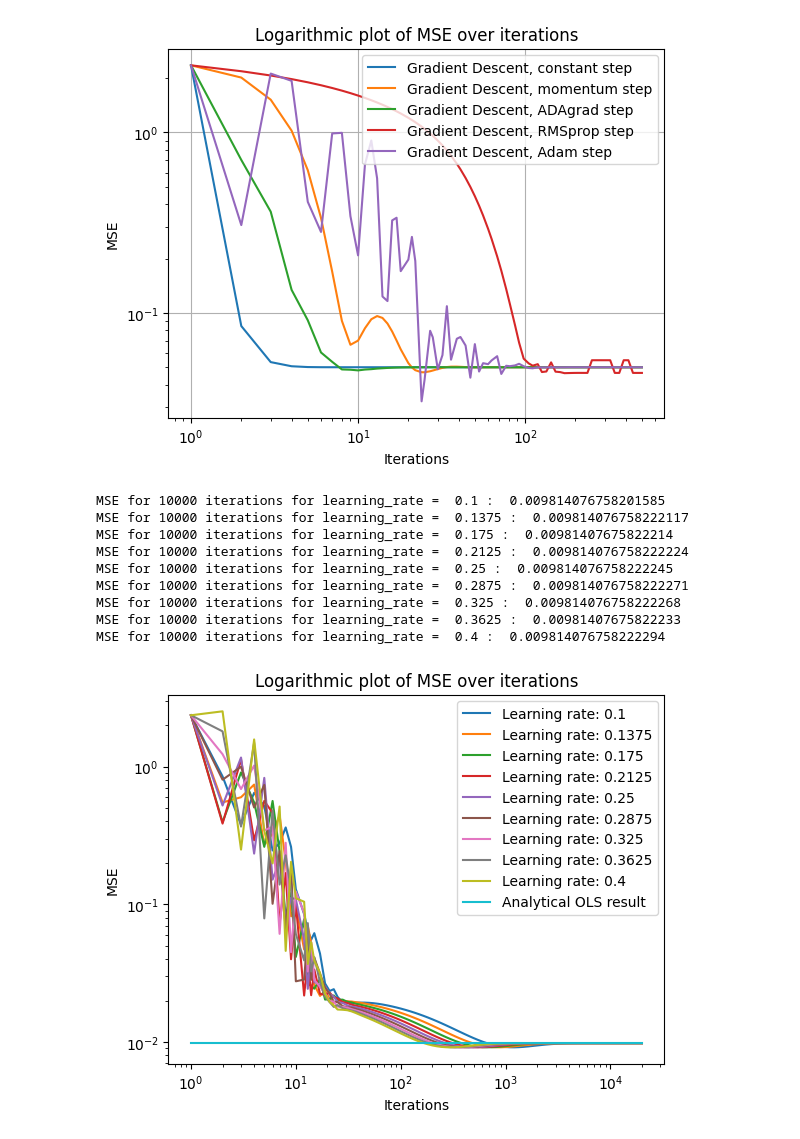
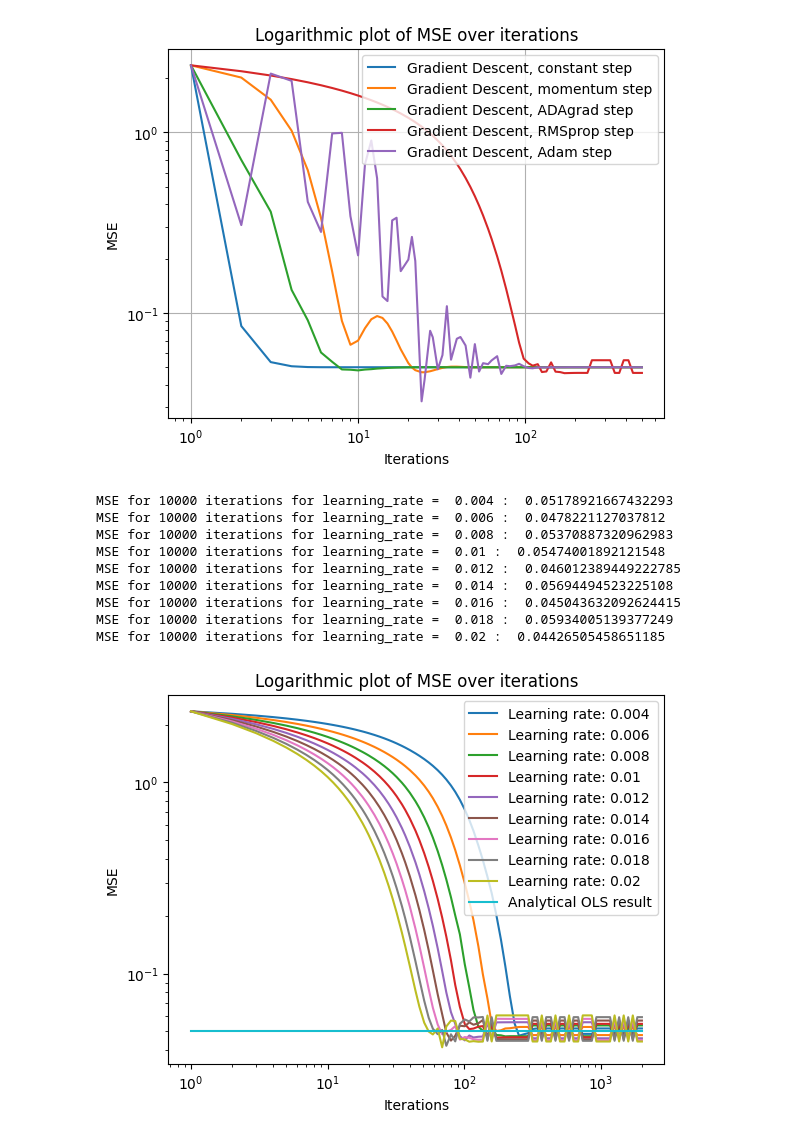
Before and after one commit to HeineEH/FYS-STK3155-4155_Project1, a Jupyter notebook: code/project_1d.ipynb, the cells around one changed output. Cells and saved outputs as stored; diff of their text form; code cells hidden in the pictures.

```diff
--- a/code/project_1d.ipynb
+++ b/code/project_1d.ipynb
@@ -112,43 +112,43 @@ plt.show()
 # %%
 # Ordinary gradient descent for different learning rates, OLS regression
 
-iterations = 2*10**4
+iterations = 2*10**3
 
-learning_rates = np.linspace(0.1,0.4,9)   # 0.355 for p = 5
+learning_rates = np.linspace(0.004,0.02,9)   # 0.355 for p = 5
 
 for i in range(len(learning_rates)):
-    gd_constant = GradientDescent(X, y, gradient=OLS_Gradient(), starting_parameters=theta, step_method=MomentumGradientStep(learning_rate=learning_rates[i],momentum = 0.7))
+    gd_constant = GradientDescent(X, y, gradient=Ridge_Gradient(10**1), starting_parameters=theta, step_method=RMSpropStep(learning_rate=learning_rates[i],decay_rate = 0.9))
     mse_data_gd_constant_step = gd_constant.train(iterations=iterations)
-    analytical_mse = gd_constant.analytical_OLS_mse()
+    analytical_mse = gd_constant.analytical_Ridge_mse(10**1)
     print("MSE for 10000 iterations for learning_rate = ", round(learning_rates[i],5),": ",mse_data_gd_constant_step[1][len(mse_data_gd_constant_step[1]) - 1])
     plt.plot(mse_data_gd_constant_step[0], mse_data_gd_constant_step[1], label=f"Learning rate: {round(learning_rates[i],5)}")
     plt.xlabel("Iterations")
     plt.ylabel("MSE")
     plt.loglog()
     plt.grid()
     plt.legend()
 
 plt.plot(mse_data_gd_constant_step[0],np.ones(len(mse_data_gd_constant_step[0]))*analytical_mse,label="Analytical OLS result")
 plt.xlabel("Iterations")
 plt.ylabel("MSE")
 plt.title("Logarithmic plot of MSE over iterations")
 plt.loglog()
 plt.grid()
 plt.legend()
 
 plt.title("Logarithmic plot of MSE over iterations")
 plt.show()
 # %% [output]
-MSE for 10000 iterations for learning_rate =  0.1 :  0.009814076758201585
-MSE for 10000 iterations for learning_rate =  0.1375 :  0.009814076758222117
-MSE for 10000 iterations for learning_rate =  0.175 :  0.00981407675822214
-MSE for 10000 iterations for learning_rate =  0.2125 :  0.009814076758222224
-MSE for 10000 iterations for learning_rate =  0.25 :  0.009814076758222245
-MSE for 10000 iterations for learning_rate =  0.2875 :  0.009814076758222271
-MSE for 10000 iterations for learning_rate =  0.325 :  0.009814076758222268
-MSE for 10000 iterations for learning_rate =  0.3625 :  0.00981407675822233
-MSE for 10000 iterations for learning_rate =  0.4 :  0.009814076758222294
+MSE for 10000 iterations for learning_rate =  0.004 :  0.05178921667432293
+MSE for 10000 iterations for learning_rate =  0.006 :  0.0478221127037812
+MSE for 10000 iterations for learning_rate =  0.008 :  0.05370887320962983
+MSE for 10000 iterations for learning_rate =  0.01 :  0.05474001892121548
+MSE for 10000 iterations for learning_rate =  0.012 :  0.046012389449222785
+MSE for 10000 iterations for learning_rate =  0.014 :  0.05694494523225108
+MSE for 10000 iterations for learning_rate =  0.016 :  0.045043632092624415
+MSE for 10000 iterations for learning_rate =  0.018 :  0.05934005139377249
+MSE for 10000 iterations for learning_rate =  0.02 :  0.04426505458651185
-[figure, old version]
+[figure, new version]
 # %% [markdown]
 ## NOTES
 
```
Also changed, not shown: parts of 1 cell of this notebook.
